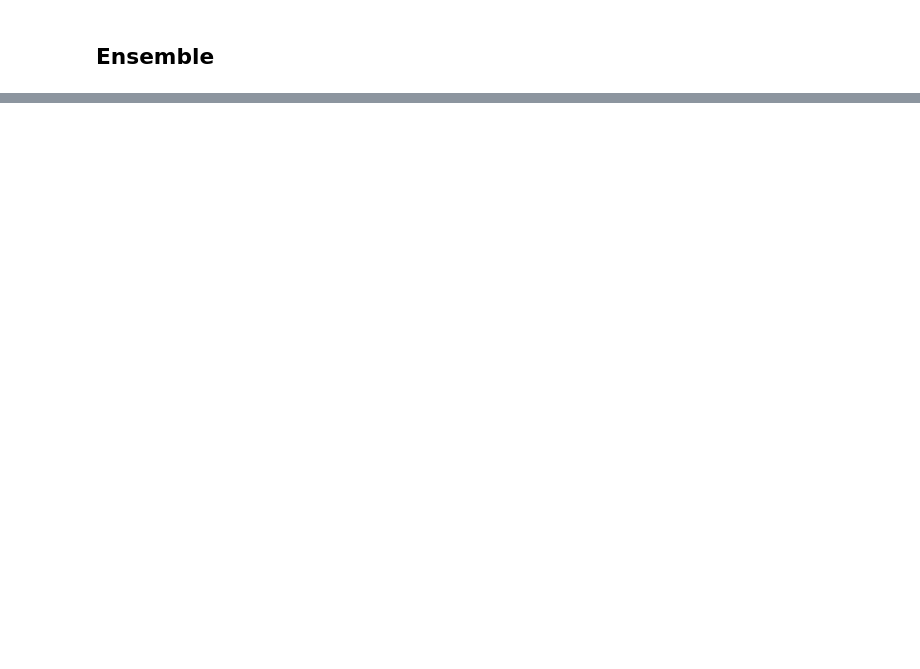
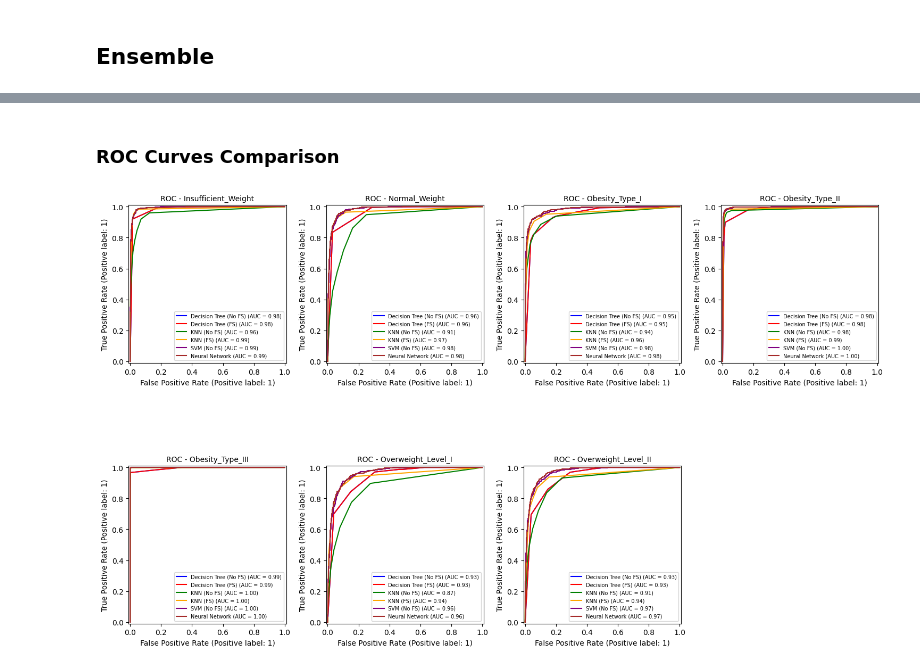
Before and after one commit to rubuy-74/feup-ia, a Jupyter notebook: proj2/main.ipynb, the cells around one changed output, grey strips where cells are left out. Drawn from its saved outputs; the diff is of its cells as text; code cells hidden in the pictures; blank space fills up the shorter version.

```diff
--- a/proj2/main.ipynb
+++ b/proj2/main.ipynb
@@ -478,0 +507,27 @@ ROC(decision_tree_wfs())
+# %% [markdown]
+### ROC Curves Comparison
+# %%
+if models:
+    plt.figure(figsize=(15, 10))
+
+    colors = ['blue', 'red', 'green', 'orange', 'purple', 'brown', 'pink']
+
+    for i in range(n_classes):
+        plt.subplot(2, 4, i + 1)
+
+        for j, (model_name, response) in enumerate(models.items()):
+            RocCurveDisplay.from_predictions(
+                y_test_bin[:, i],
+                response.get_predict_proba()[:, i],
+                name=model_name,
+                color=colors[j % len(colors)],
+                ax=plt.gca()
+            )
+
+        plt.title("ROC - " + labels[i], fontsize=10)
+        plt.legend(fontsize=7, loc='lower right')
+
+    plt.tight_layout()
+    plt.show()
+# %% [output]
+[figure, added]
```
Also changed, not shown: parts of 23 cells of this notebook.
